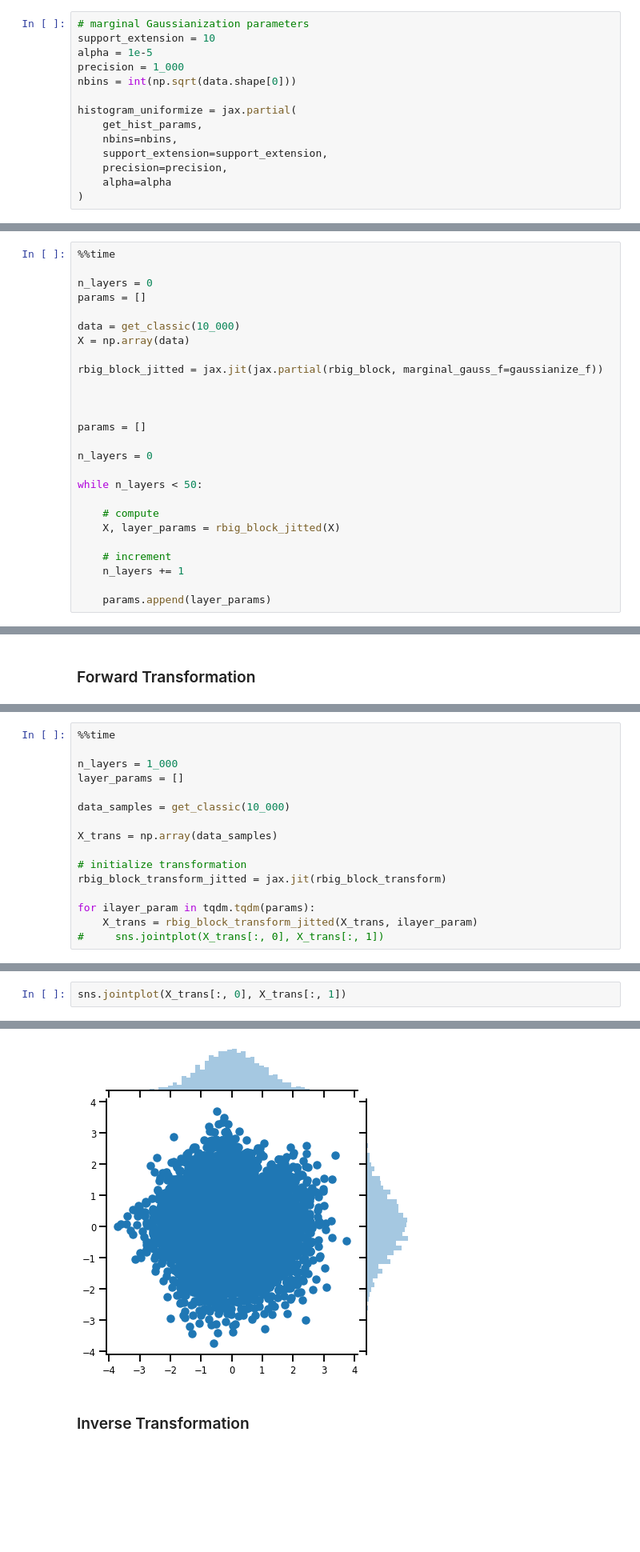
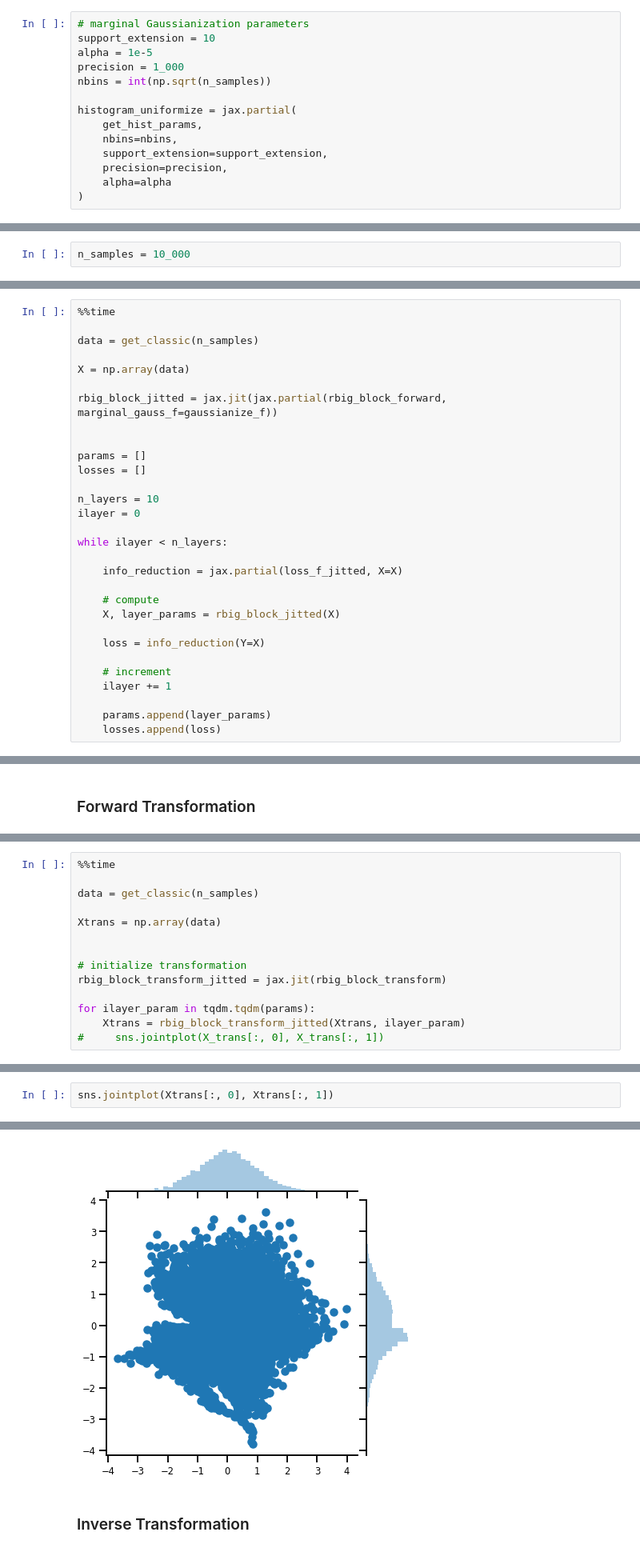
Before and after one commit to IPL-UV/rbig_jax, a Jupyter notebook: notebooks/1.3_iterative_gaussianization.ipynb, the cells around one changed output, grey strips where cells are left out. Shown at 80% size. Saved outputs shown, nothing was run; the diff lists cells and outputs as text; blank space fills up the shorter version.

```diff
--- a/notebooks/1.3_iterative_gaussianization.ipynb
+++ b/notebooks/1.3_iterative_gaussianization.ipynb
@@ -107,7 +125,7 @@ from rbig_jax.transforms.gaussianize import gaussianize_marginal_transform, gaus
 support_extension = 10
 alpha = 1e-5
 precision = 1_000
-nbins = int(np.sqrt(data.shape[0]))
+nbins = int(np.sqrt(n_samples))
 
 histogram_uniformize = jax.partial(
     get_hist_params,
@@ -191,2 +206,4 @@ rbig_block_transform_jitted(data, params)
 # %% [markdown]
 ## Iterative Stopping Criteria
+# %%
+n_samples = 10_000
@@ -193,27 +233,31 @@ rbig_block_transform_jitted(data, params)
 # %%
 %%time
 
-n_layers = 0
-params = []
+data = get_classic(n_samples)
 
-data = get_classic(10_000)
 X = np.array(data)
 
-rbig_block_jitted = jax.jit(jax.partial(rbig_block, marginal_gauss_f=gaussianize_f))
-
+rbig_block_jitted = jax.jit(jax.partial(rbig_block_forward, marginal_gauss_f=gaussianize_f))
 
 
 params = []
+losses = []
 
-n_layers = 0
+n_layers = 10
+ilayer = 0
 
-while n_layers < 50:
+while ilayer < n_layers:
+
+    info_reduction = jax.partial(loss_f_jitted, X=X)
 
     # compute
     X, layer_params = rbig_block_jitted(X)
 
+    loss = info_reduction(Y=X)
+
     # increment
-    n_layers += 1
+    ilayer += 1
 
     params.append(layer_params)
+    losses.append(loss)
 # %% [output]
@@ -233,17 +282,15 @@ len(params)
 # %%
 %%time
 
-n_layers = 1_000
-layer_params = []
+data = get_classic(n_samples)
 
-data_samples = get_classic(10_000)
+Xtrans = np.array(data)
 
-X_trans = np.array(data_samples)
 
 # initialize transformation
 rbig_block_transform_jitted = jax.jit(rbig_block_transform)
 
 for ilayer_param in tqdm.tqdm(params):
-    X_trans = rbig_block_transform_jitted(X_trans, ilayer_param)
+    Xtrans = rbig_block_transform_jitted(Xtrans, ilayer_param)
 #     sns.jointplot(X_trans[:, 0], X_trans[:, 1])
 # %% [output]
@@ -252,8 +299,8 @@ Wall time: 63.9 ms
 # %%
-sns.jointplot(X_trans[:, 0], X_trans[:, 1])
+sns.jointplot(Xtrans[:, 0], Xtrans[:, 1])
 # %% [output]
 <seaborn.axisgrid.JointGrid at 0x...>
-[figure, old version]
+[figure, new version]
 # %% [markdown]
 ### Inverse Transformation
 # %%
```
Also changed, not shown: parts of 26 cells of this notebook, 5 other files.
